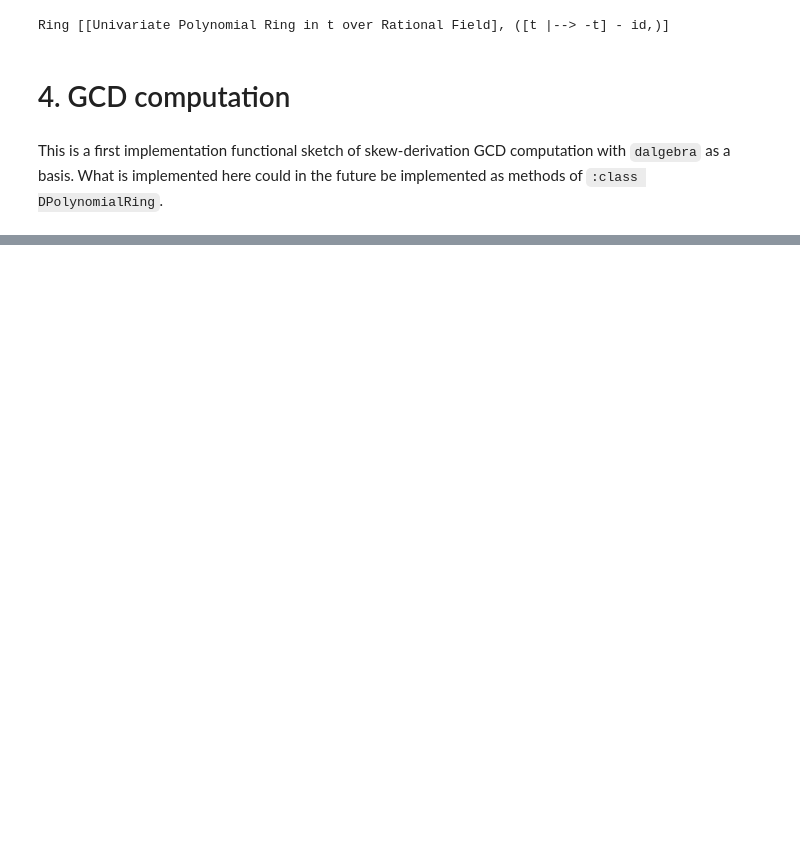
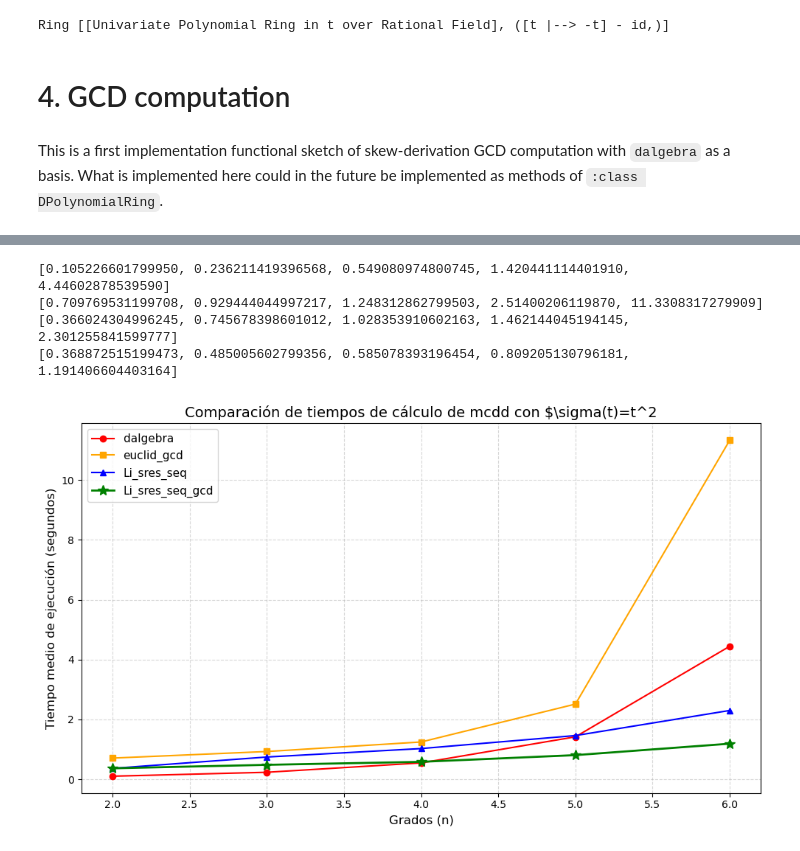
Before and after one commit to MarcosCH04/dalgebra_ore, a Jupyter notebook: notebooks/GCDs.ipynb, the cells around one changed output, grey strips where cells are left out. Cells and saved outputs as stored; diff of their text form; code cells hidden in the pictures; blank space fills up the shorter version.

```diff
--- a/notebooks/GCDs.ipynb
+++ b/notebooks/GCDs.ipynb
@@ -926,0 +1992,29 @@ print(times_li_gcd)
+# %%
+# --- PLOTTING ---
+times_dalgebra = [0.10522660179995, 0.2362114193965681, 0.549080974800745, 1.4204411144019105, 4.446028785395901]
+times_euclid = [0.7097695311997085, 0.9294440449972171, 1.2483128627995028, 2.514002061198698, 11.33083172799088]
+times_li_seq = [0.3660243049962446, 0.7456783986010123, 1.0283539106021635, 1.4621440451941452, 2.3012558415997773]
+times_li_gcd = [0.3688725151994731, 0.485005602799356, 0.5850783931964543, 0.8092051307961811, 1.1914066044031641]
+
+plt.figure(figsize=(10, 6))
+
+plt.plot(degrees, times_dalgebra, marker='o', color='red', label='dalgebra ')
+plt.plot(degrees, times_euclid, marker='s', color='orange', label='euclid_gcd')
+plt.plot(degrees, times_li_seq, marker='^', color='blue', label='Li_sres_seq')
+plt.plot(degrees, times_li_gcd, marker='*', color='green', linewidth=2, markersize=10, label='Li_sres_seq_gcd')
+
+plt.title(r'Comparación de tiempos de cálculo de mcdd con $\sigma(t)=t^2', fontsize=14)
+plt.xlabel('Grados (n)', fontsize=12)
+plt.ylabel('Tiempo medio de ejecución (segundos)', fontsize=12)
+#plt.yscale('log') # Log scale is highly recommended due to matrix explosion
+plt.grid(True, which="both", ls="--", alpha=0.5)
+plt.legend(fontsize=11)
+plt.tight_layout()
+print(times_dalgebra, times_euclid, times_li_seq, times_li_gcd, sep = '\n')
+plt.savefig('Ext2_comp.png')
+# %% [output]
+[0.105226601799950, 0.236211419396568, 0.549080974800745, 1.420441114401910, 4.44602878539590]
+[0.709769531199708, 0.929444044997217, 1.248312862799503, 2.51400206119870, 11.3308317279909]
+[0.366024304996245, 0.745678398601012, 1.028353910602163, 1.462144045194145, 2.301255841599777]
+[0.368872515199473, 0.485005602799356, 0.585078393196454, 0.809205130796181, 1.191406604403164]
+[figure, added]
```
Also changed, not shown: parts of 35 cells of this notebook.
